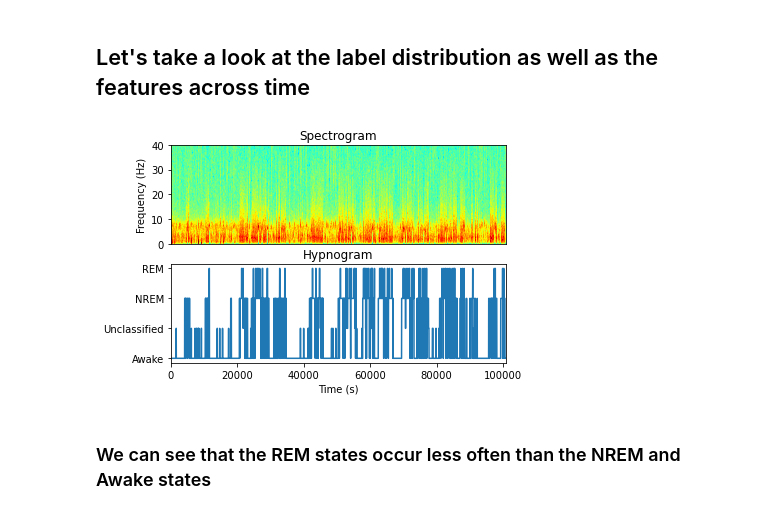
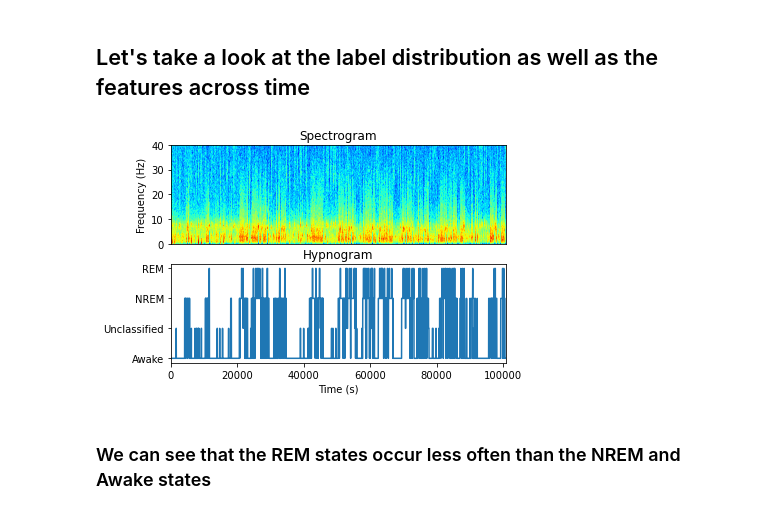
Before and after one commit to dsiu1/Sleep-State-Classifier, a Jupyter notebook: demo_SWC.ipynb, the cells around one changed output. Cells and saved outputs as stored; diff of their text form; code cells hidden in the pictures.

```diff
--- a/demo_SWC.ipynb
+++ b/demo_SWC.ipynb
@@ -96,24 +96,24 @@ Labels: (201600, 4)
 # %%
 ## Plot only the frequency specific information
 
 plt.figure();
 plt.subplot(211);
 plt.imshow(np.transpose(train_data[:,0:318]), aspect='auto', origin='lower',cmap='jet')
 plt.xticks([]);
-plt.clim([0,8])
+plt.clim([1.5,8.5])
 plt.yticks(ticks=[0, 80, 160, 240, 318], labels=[0, 10,20,30,40])
 plt.ylabel('Frequency (Hz)');
 plt.title('Spectrogram');
 
 
 plt.subplot(212);
 plt.plot(hypTimeAxis, hypnogramOrig);
 plt.yticks(ticks=[0,1,2,3], labels=['Awake', 'Unclassified', 'NREM', 'REM']);
 plt.xlabel('Time (s)');
 plt.xlim([0,max(hypTimeAxis)]);
 plt.title('Hypnogram');
 # %% [output]
-[figure, old version]
+[figure, new version]
 # %% [markdown]
 ### We can see that the REM states occur less often than the NREM and Awake states
 # %%
```
Also changed, not shown: parts of 6 cells of this notebook.
